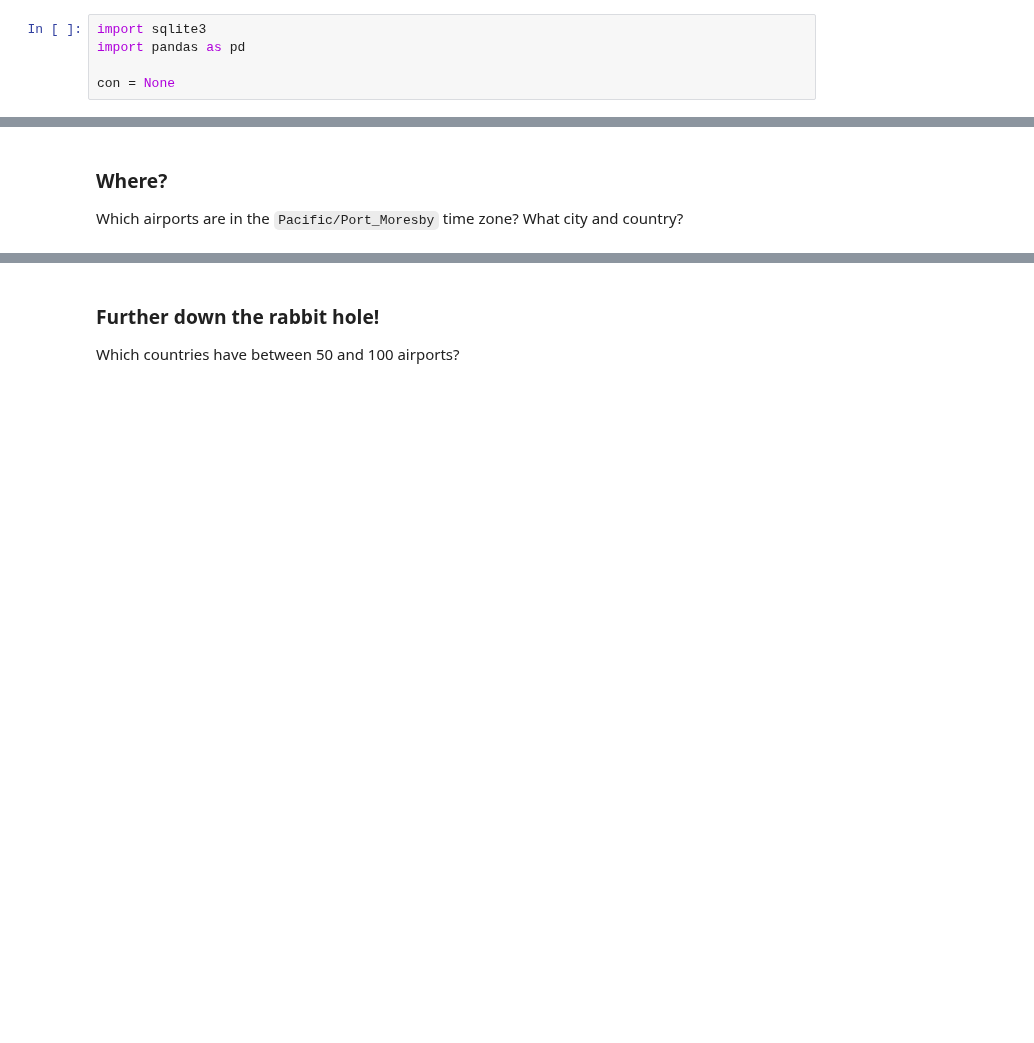
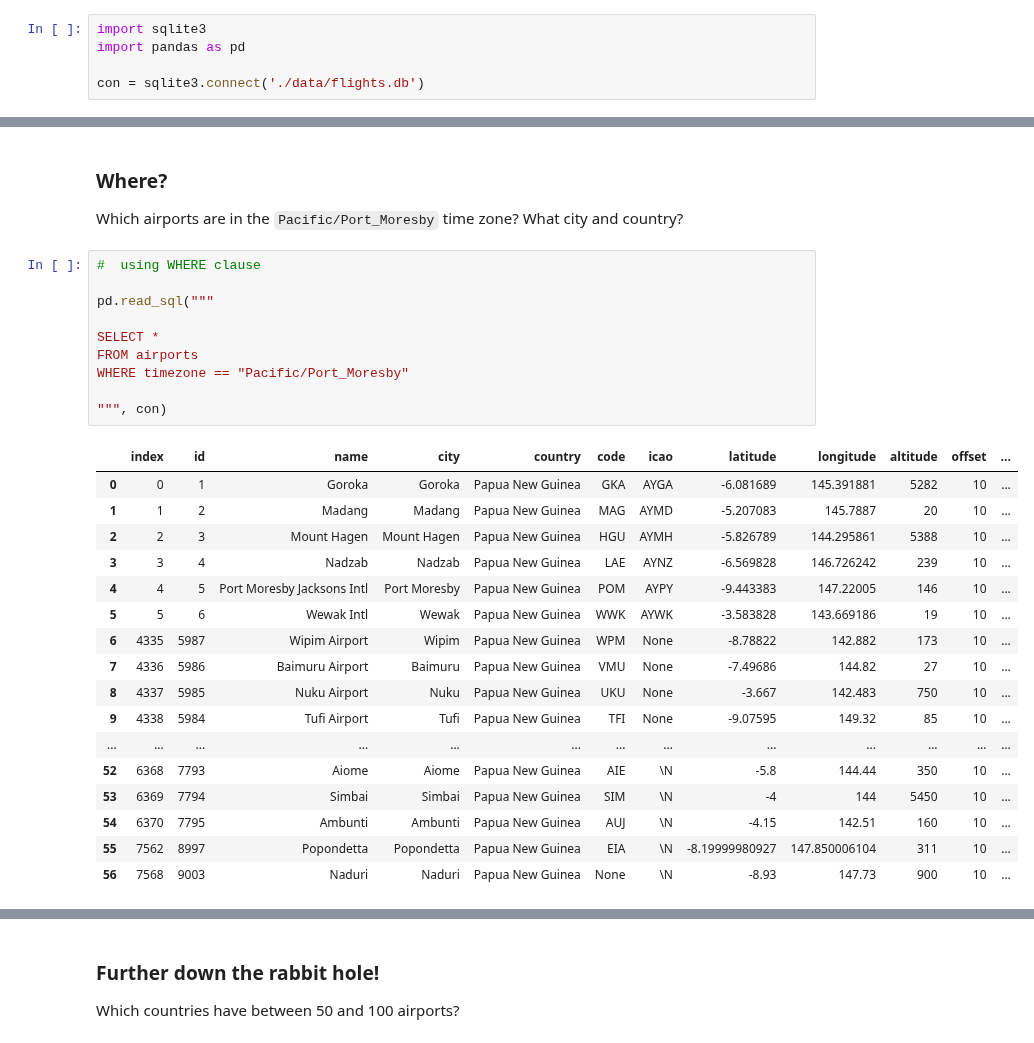
Before and after one commit to mccafj/DS-Live-091922, a Jupyter notebook: Phase3/SQL_stand_up1.ipynb, the cells around one changed output, grey strips where cells are left out. Saved outputs shown, nothing was run; the diff lists cells and outputs as text; blank space fills up the shorter version.

```diff
--- a/Phase3/SQL_stand_up1.ipynb
+++ b/Phase3/SQL_stand_up1.ipynb
@@ -6,7 +6,7 @@ How much to you remember?
 import sqlite3
 import pandas as pd
 
-con = None
+con = sqlite3.connect('./data/flights.db')
 # %% [markdown]
 Remember the schema.
 # %%
@@ -44,3 +118,31 @@ Which country has the most airports? Which one has the least?
 ### Where?
 
 Which airports are in the `Pacific/Port_Moresby` time zone? What city and country?
+# %%
+#  using WHERE clause
+
+pd.read_sql("""
+
+SELECT *
+FROM airports
+WHERE timezone == "Pacific/Port_Moresby"
+
+""", con)
+# %% [output]
+|  | index | id | name | city | country | code | icao | latitude | longitude | altitude | offset | ... |
+| 0 | 0 | 1 | Goroka | Goroka | Papua New Guinea | GKA | AYGA | -6.081689 | 145.391881 | 5282 | 10 | ... |
+| 1 | 1 | 2 | Madang | Madang | Papua New Guinea | MAG | AYMD | -5.207083 | 145.7887 | 20 | 10 | ... |
+| 2 | 2 | 3 | Mount Hagen | Mount Hagen | Papua New Guinea | HGU | AYMH | -5.826789 | 144.295861 | 5388 | 10 | ... |
+| 3 | 3 | 4 | Nadzab | Nadzab | Papua New Guinea | LAE | AYNZ | -6.569828 | 146.726242 | 239 | 10 | ... |
+| 4 | 4 | 5 | Port Moresby Jacksons Intl | Port Moresby | Papua New Guinea | POM | AYPY | -9.443383 | 147.22005 | 146 | 10 | ... |
+| 5 | 5 | 6 | Wewak Intl | Wewak | Papua New Guinea | WWK | AYWK | -3.583828 | 143.669186 | 19 | 10 | ... |
+| 6 | 4335 | 5987 | Wipim Airport | Wipim | Papua New Guinea | WPM | None | -8.78822 | 142.882 | 173 | 10 | ... |
+| 7 | 4336 | 5986 | Baimuru Airport | Baimuru | Papua New Guinea | VMU | None | -7.49686 | 144.82 | 27 | 10 | ... |
+| 8 | 4337 | 5985 | Nuku Airport | Nuku | Papua New Guinea | UKU | None | -3.667 | 142.483 | 750 | 10 | ... |
+| 9 | 4338 | 5984 | Tufi Airport | Tufi | Papua New Guinea | TFI | None | -9.07595 | 149.32 | 85 | 10 | ... |
+| ... | ... | ... | ... | ... | ... | ... | ... | ... | ... | ... | ... | ... |
+| 52 | 6368 | 7793 | Aiome | Aiome | Papua New Guinea | AIE | \N | -5.8 | 144.44 | 350 | 10 | ... |
+| 53 | 6369 | 7794 | Simbai | Simbai | Papua New Guinea | SIM | \N | -4 | 144 | 5450 | 10 | ... |
+| 54 | 6370 | 7795 | Ambunti | Ambunti | Papua New Guinea | AUJ | \N | -4.15 | 142.51 | 160 | 10 | ... |
+| 55 | 7562 | 8997 | Popondetta | Popondetta | Papua New Guinea | EIA | \N | -8.19999980927 | 147.850006104 | 311 | 10 | ... |
+| 56 | 7568 | 9003 | Naduri | Naduri | Papua New Guinea | None | \N | -8.93 | 147.73 | 900 | 10 | ... |
```
Also changed, not shown: parts of 12 cells of this notebook, 2 other files.
